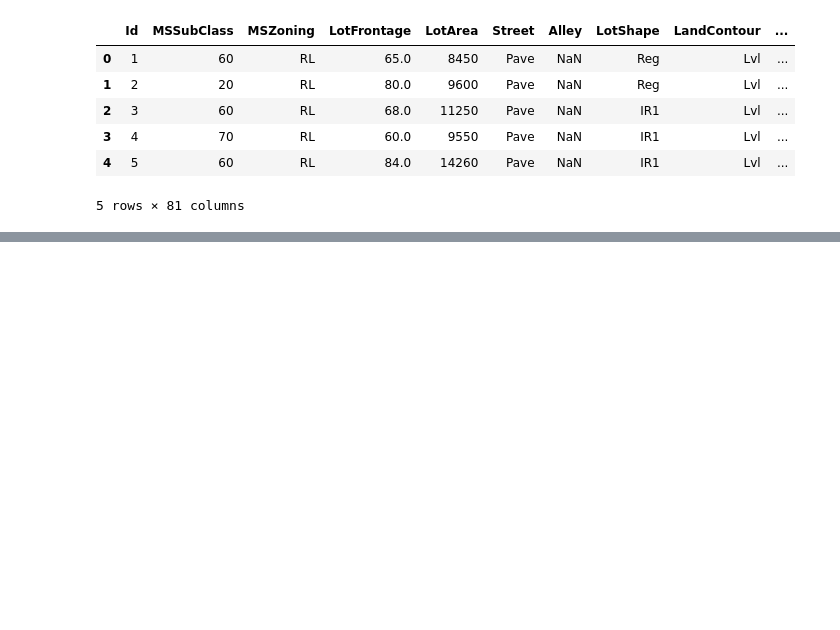
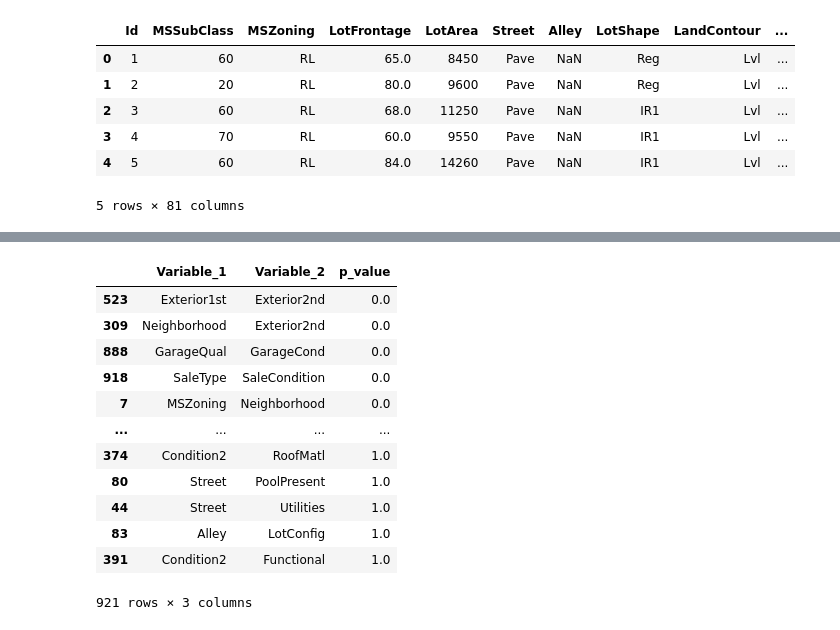
Before and after one commit to Titaniel3/ASDA_2025_Group_1_Portfolio_new, a Jupyter notebook: notebooks/week_09_DL_draft.ipynb, the cells around one changed output, grey strips where cells are left out. Cells and saved outputs as stored; diff of their text form; code cells hidden in the pictures; blank space fills up the shorter version.

```diff
--- a/notebooks/week_09_DL_draft.ipynb
+++ b/notebooks/week_09_DL_draft.ipynb
@@ -16,0 +160,52 @@ df.head()
+# %%
+
+from scipy.stats import chi2_contingency
+import itertools
+
+# --- Select categorical variables ---
+# Comment: We only take columns with dtype 'object' or 'category'
+cat_cols = df.select_dtypes(include=["object", "category"]).columns
+
+chi_results = []
+
+# --- Loop through all unique pairs of categorical variables ---
+for var1, var2 in itertools.combinations(cat_cols, 2):
+
+    # Create contingency table
+    contingency = pd.crosstab(df[var1], df[var2])
+
+    # Skip if table is too small (Chi-square can't handle empty tables)
+    if contingency.size == 0 or contingency.shape[0] < 2 or contingency.shape[1] < 2:
+        continue
+
+    # Perform Chi-square test
+    chi2, p, dof, expected = chi2_contingency(contingency)
+
+    # Store the result
+    chi_results.append({
+        "Variable_1": var1,
+        "Variable_2": var2,
+        "p_value": p
+    })
+
+# Convert results to a DataFrame
+chi_results_df = pd.DataFrame(chi_results)
+
+# Sort by p-value ascending (strongest dependency first)
+chi_results_df = chi_results_df.sort_values("p_value")
+
+chi_results_df
+# %% [output]
+|  | Variable_1 | Variable_2 | p_value |
+| 523 | Exterior1st | Exterior2nd | 0.0 |
+| 309 | Neighborhood | Exterior2nd | 0.0 |
+| 888 | GarageQual | GarageCond | 0.0 |
+| 918 | SaleType | SaleCondition | 0.0 |
+| 7 | MSZoning | Neighborhood | 0.0 |
+| ... | ... | ... | ... |
+| 374 | Condition2 | RoofMatl | 1.0 |
+| 80 | Street | PoolPresent | 1.0 |
+| 44 | Street | Utilities | 1.0 |
+| 83 | Alley | LotConfig | 1.0 |
+| 391 | Condition2 | Functional | 1.0 |
+921 rows × 3 columns
```
Also changed, not shown: parts of 12 cells of this notebook.
